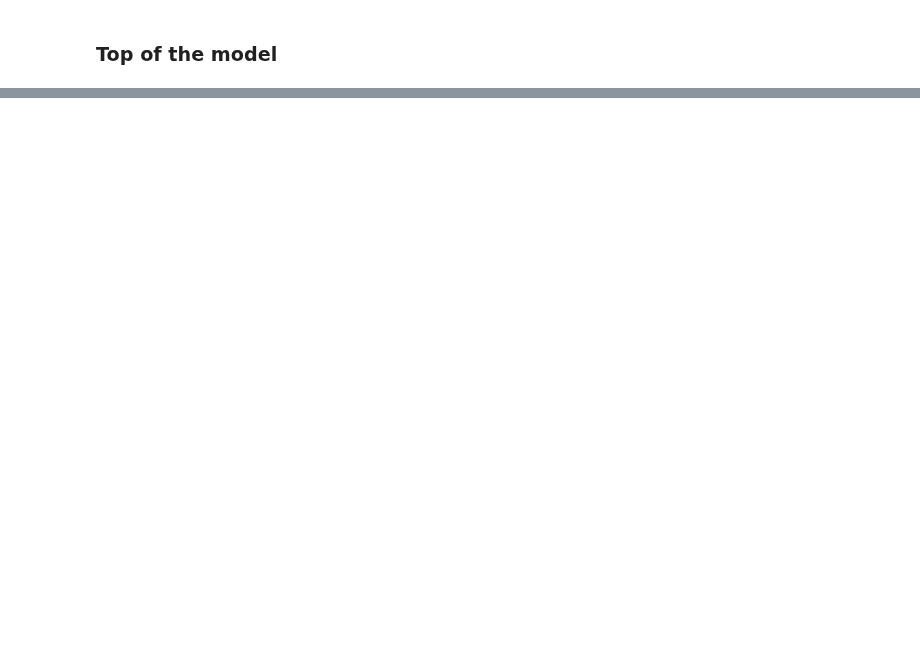
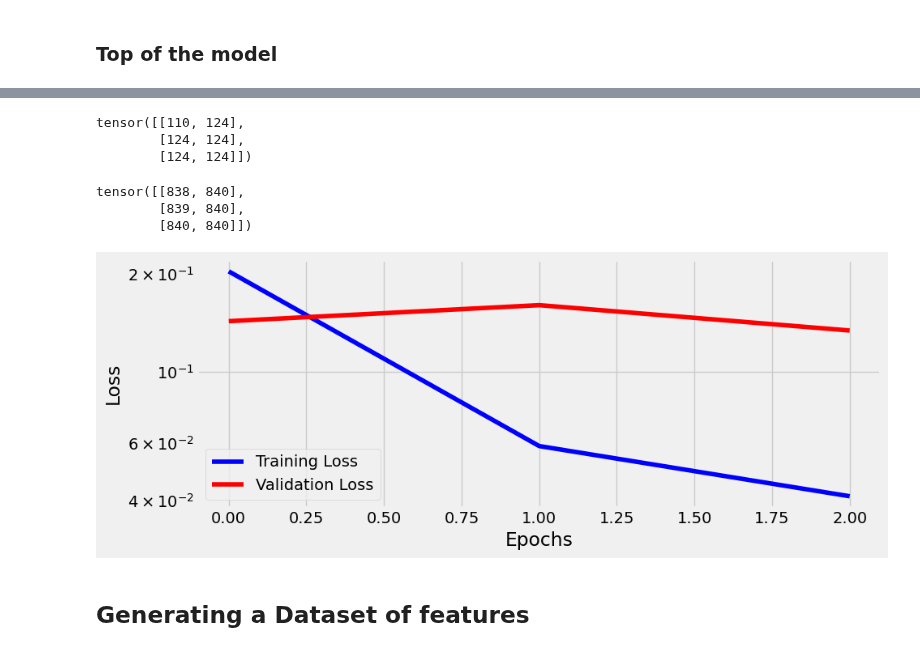
Before and after one commit to Anushkach/Deep-Learning, a Jupyter notebook: Deep Learning with Pytorch/transfer learning.ipynb, the cells around one changed output, grey strips where cells are left out. Drawn from its saved outputs; the diff is of its cells as text; code cells hidden in the pictures; blank space fills up the shorter version.

```diff
--- a/Deep Learning with Pytorch/transfer learning.ipynb
+++ b/Deep Learning with Pytorch/transfer learning.ipynb
@@ -79,4 +177,22 @@ val_loader=DataLoader(dataset=val_data,batch_size=16)
 # Model Training
 sbs_alex=StepByStep(alex,multi_loss_fn,optimizer_alex)
 sbs_alex.set_loaders(train_loader,val_loader)
-sbs_alex.train(10)
+sbs_alex.train(3)
+# %%
+StepByStep.loader_apply(val_loader,sbs_alex.correct)
+# %% [output]
+tensor([[110, 124],
+        [124, 124],
+        [124, 124]])
+# %%
+StepByStep.loader_apply(train_loader,sbs_alex.correct)
+# %% [output]
+tensor([[838, 840],
+        [839, 840],
+        [840, 840]])
+# %%
+sbs_alex.plot_losses()
+# %% [output]
+[figure, added]
+# %% [markdown]
+## Generating a Dataset of features
```
Also changed, not shown: parts of 23 cells of this notebook.
